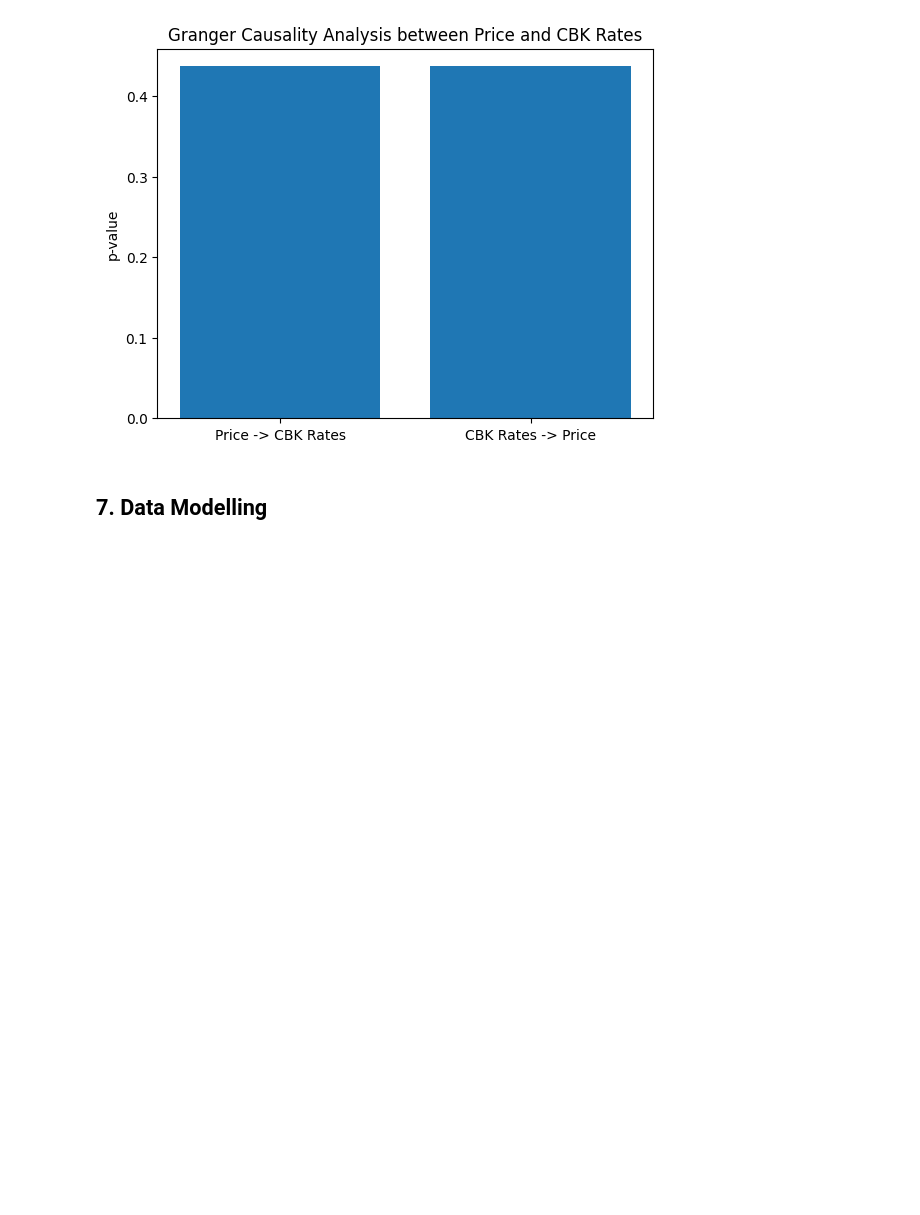
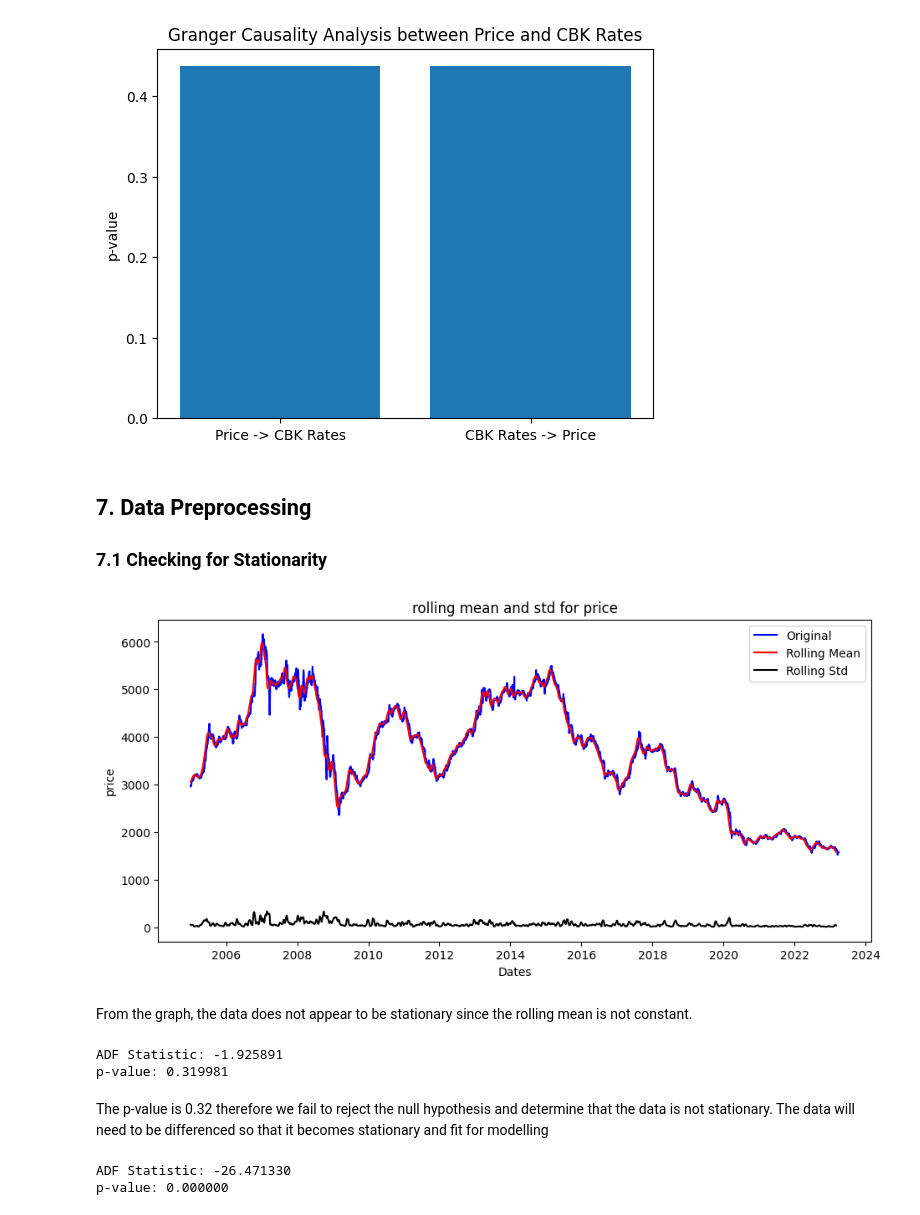
Before and after one commit to CatherineChelagat/Predictive-Time-Series-Model-Case-Study-NSE-Kenya-20-Share-Index, a Jupyter notebook: Predictive Time Series Model.ipynb, the cells around one changed output. Cells and saved outputs as stored; diff of their text form; code cells hidden in the pictures; blank space fills up the shorter version.

Commit message:
Differenced data

```diff
--- a/Predictive Time Series Model.ipynb
+++ b/Predictive Time Series Model.ipynb
@@ -819,4 +821,39 @@ plt.show()
 # %% [output]
 [figure]
 # %% [markdown]
-## 7. Data Modelling
+## 7. Data Preprocessing
+### 7.1 Checking for Stationarity
+# %%
+rollingmean = main_df.Price.rolling(window = 30, center = False).mean()
+rollingstd = main_df.Price.rolling(window = 30, center = False).std()
+
+fig = plt.figure(figsize=(11,5))
+orig = plt.plot(main_df.Price, color='blue',label='Original')
+mean = plt.plot(rollingmean, color='red', label='Rolling Mean')
+std = plt.plot(rollingstd, color='black', label = 'Rolling Std')
+plt.xlabel('Dates')
+plt.ylabel('price')
+plt.legend(loc='best')
+plt.title('rolling mean and std for price')
+plt.show()
+# %% [output]
+[figure, added]
+# %% [markdown]
+From the graph, the data does not appear to be stationary since the rolling mean is not constant.
+# %%
+result = adfuller(main_df["Price"])
+print('ADF Statistic: %f' % result[0])
+print('p-value: %f' % result[1])
+# %% [output]
+ADF Statistic: -1.925891
+p-value: 0.319981
+# %% [markdown]
+The p-value is 0.32 therefore we fail to reject the null hypothesis and determine that the data is not stationary. The data will need to be differenced so that it becomes stationary and fit for modelling
+# %%
+differenced = main_df["Price"].diff(periods=1).dropna()
+result_diff = adfuller(differenced)
+print('ADF Statistic: %f' % result_diff[0])
+print('p-value: %f' % result_diff[1])
+# %% [output]
+ADF Statistic: -26.471330
+p-value: 0.000000
```
Also changed, not shown: parts of 13 cells of this notebook.
